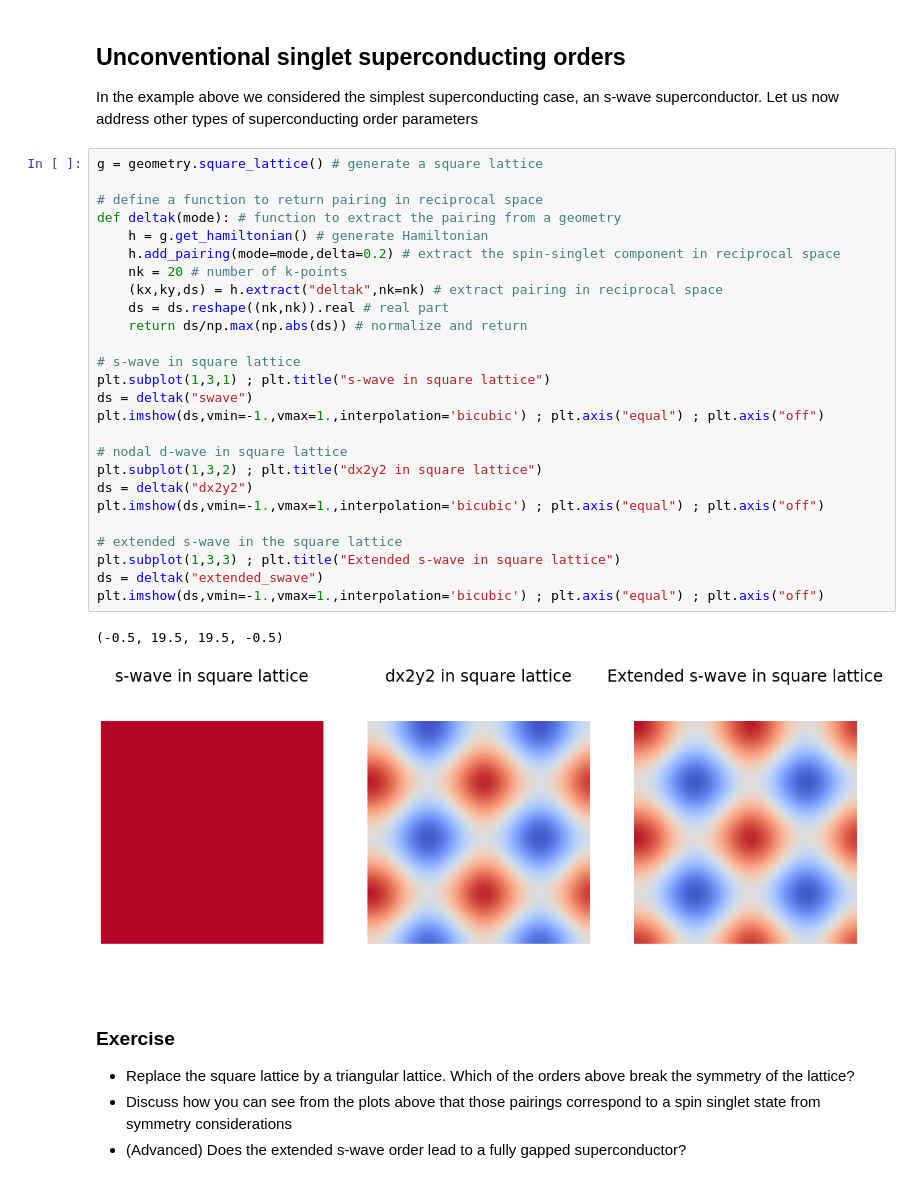
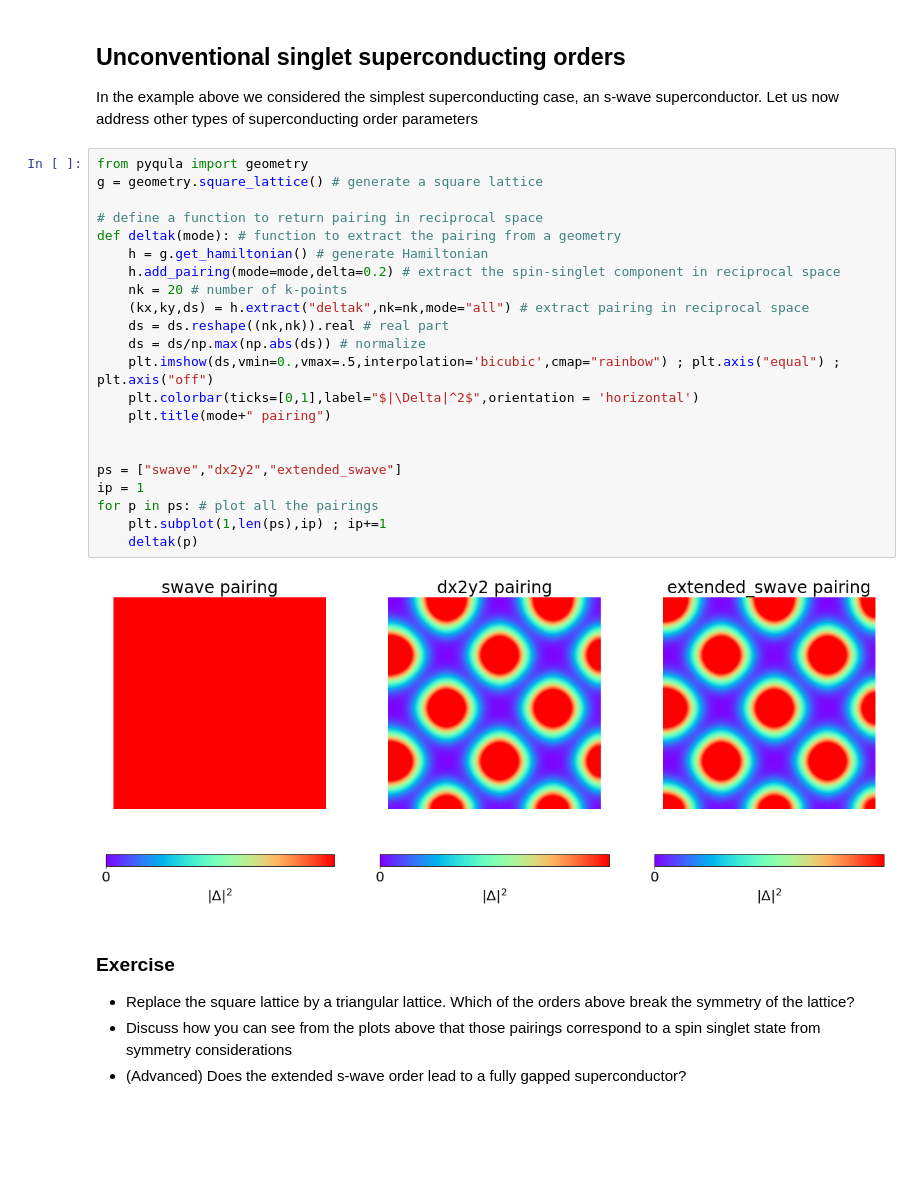
Before and after one commit to joselado/jyvaskyla_summer_school_2022, a Jupyter notebook: sessions/session2.ipynb, the cells around one changed output. Cells and saved outputs as stored; diff of their text form; blank space fills up the shorter version.

```diff
--- a/sessions/session2.ipynb
+++ b/sessions/session2.ipynb
@@ -104,34 +134,29 @@ for U in Us: # loop over interaction strength
 ## Unconventional singlet superconducting orders
 In the example above we considered the simplest superconducting case, an s-wave superconductor. Let us now address other types of superconducting order parameters
 # %%
+from pyqula import geometry
 g = geometry.square_lattice() # generate a square lattice
 
 # define a function to return pairing in reciprocal space
 def deltak(mode): # function to extract the pairing from a geometry
     h = g.get_hamiltonian() # generate Hamiltonian
     h.add_pairing(mode=mode,delta=0.2) # extract the spin-singlet component in reciprocal space
     nk = 20 # number of k-points
-    (kx,ky,ds) = h.extract("deltak",nk=nk) # extract pairing in reciprocal space
+    (kx,ky,ds) = h.extract("deltak",nk=nk,mode="all") # extract pairing in reciprocal space
     ds = ds.reshape((nk,nk)).real # real part
-    return ds/np.max(np.abs(ds)) # normalize and return
+    ds = ds/np.max(np.abs(ds)) # normalize
+    plt.imshow(ds,vmin=0.,vmax=.5,interpolation='bicubic',cmap="rainbow") ; plt.axis("equal") ; plt.axis("off")
+    plt.colorbar(ticks=[0,1],label="$|\Delta|^2$",orientation = 'horizontal')
+    plt.title(mode+" pairing")
 
-# s-wave in square lattice
-plt.subplot(1,3,1) ; plt.title("s-wave in square lattice")
-ds = deltak("swave")
-plt.imshow(ds,vmin=-1.,vmax=1.,interpolation='bicubic') ; plt.axis("equal") ; plt.axis("off")
 
-# nodal d-wave in square lattice
-plt.subplot(1,3,2) ; plt.title("dx2y2 in square lattice")
-ds = deltak("dx2y2")
-plt.imshow(ds,vmin=-1.,vmax=1.,interpolation='bicubic') ; plt.axis("equal") ; plt.axis("off")
-
-# extended s-wave in the square lattice
-plt.subplot(1,3,3) ; plt.title("Extended s-wave in square lattice")
-ds = deltak("extended_swave")
-plt.imshow(ds,vmin=-1.,vmax=1.,interpolation='bicubic') ; plt.axis("equal") ; plt.axis("off")
+ps = ["swave","dx2y2","extended_swave"]
+ip = 1
+for p in ps: # plot all the pairings
+    plt.subplot(1,len(ps),ip) ; ip+=1
+    deltak(p)
 # %% [output]
-(-0.5, 19.5, 19.5, -0.5)
-[figure, old version]
+[figure, new version]
 # %% [markdown]
 ### Exercise
 - Replace the square lattice by a triangular lattice. Which of the orders above break the symmetry of the lattice?
```
Also changed, not shown: parts of 14 cells of this notebook, 2 other files.
